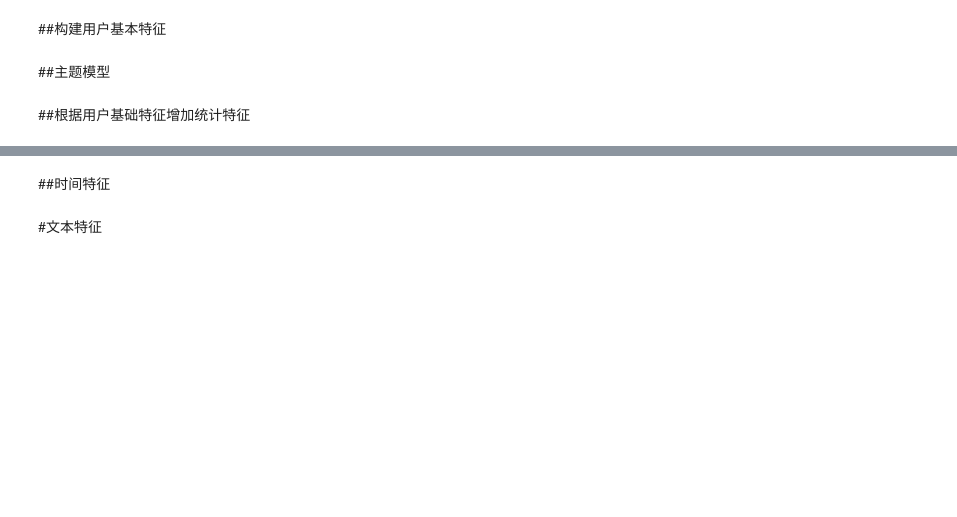
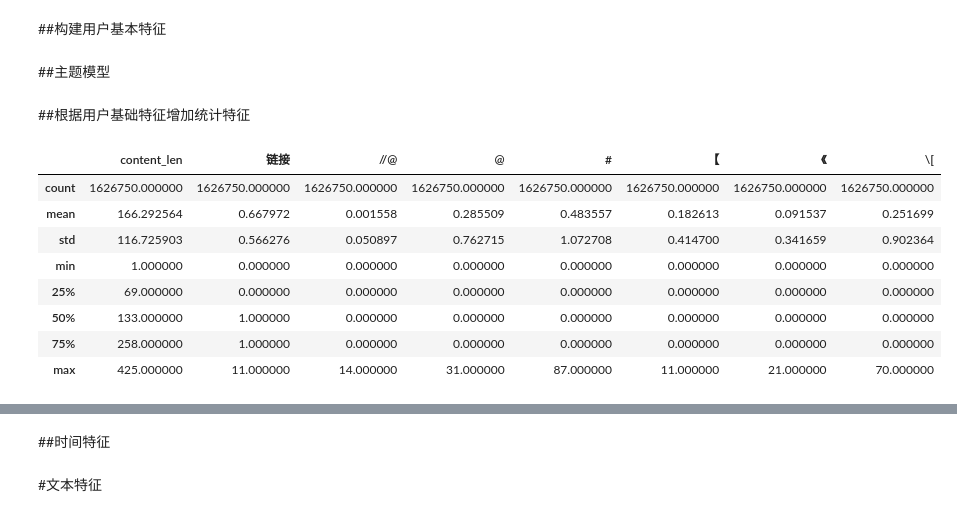
Before and after one commit to dsqx71/Social_Media_Cascade_Prediction, a Jupyter notebook: main.ipynb, the cells around one changed output, grey strips where cells are left out. Cells and saved outputs as stored; diff of their text form; code cells hidden in the pictures; blank space fills up the shorter version.

```diff
--- a/main.ipynb
+++ b/main.ipynb
@@ -82,3 +82,15 @@ if not os.path.exists(addr2):
 ##根据用户基础特征增加统计特征
 # %%
 train,test = feature.produce_statistical_feature()
+# %%
+train[['content_len','链接','//@','@','#','【','《','\[']].describe()
+# %% [output]
+|  | content_len | 链接 | //@ | @ | # | 【 | 《 | \[ |
+| count | 1626750.000000 | 1626750.000000 | 1626750.000000 | 1626750.000000 | 1626750.000000 | 1626750.000000 | 1626750.000000 | 1626750.000000 |
+| mean | 166.292564 | 0.667972 | 0.001558 | 0.285509 | 0.483557 | 0.182613 | 0.091537 | 0.251699 |
+| std | 116.725903 | 0.566276 | 0.050897 | 0.762715 | 1.072708 | 0.414700 | 0.341659 | 0.902364 |
+| min | 1.000000 | 0.000000 | 0.000000 | 0.000000 | 0.000000 | 0.000000 | 0.000000 | 0.000000 |
+| 25% | 69.000000 | 0.000000 | 0.000000 | 0.000000 | 0.000000 | 0.000000 | 0.000000 | 0.000000 |
+| 50% | 133.000000 | 1.000000 | 0.000000 | 0.000000 | 0.000000 | 0.000000 | 0.000000 | 0.000000 |
+| 75% | 258.000000 | 1.000000 | 0.000000 | 0.000000 | 0.000000 | 0.000000 | 0.000000 | 0.000000 |
+| max | 425.000000 | 11.000000 | 14.000000 | 31.000000 | 87.000000 | 11.000000 | 21.000000 | 70.000000 |
```
Also changed, not shown: parts of 1 cell of this notebook, 1 other file.
